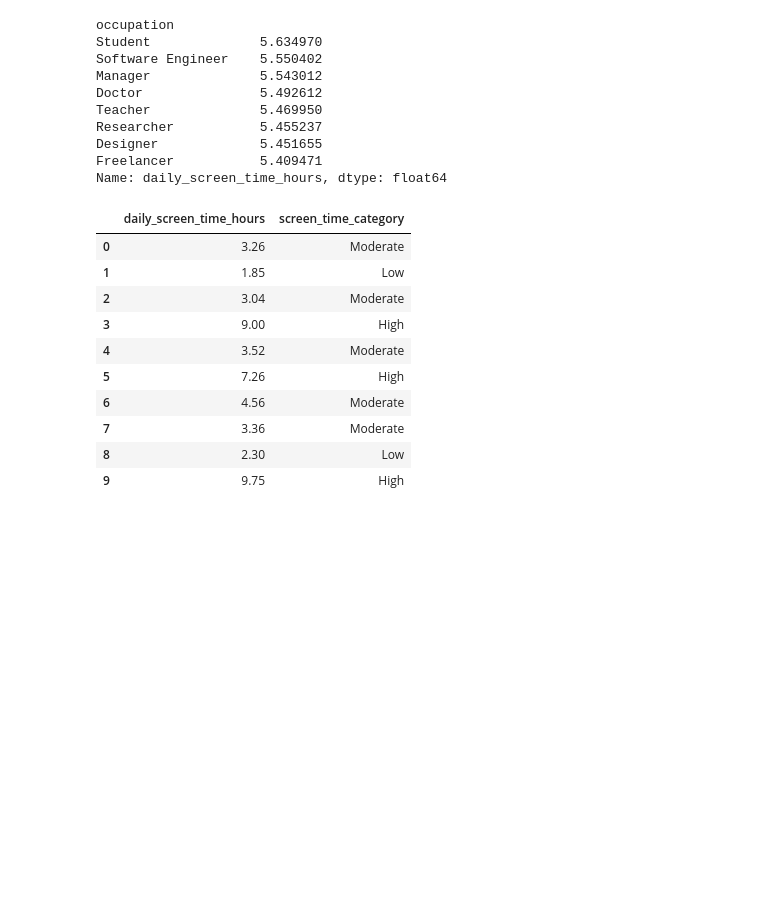
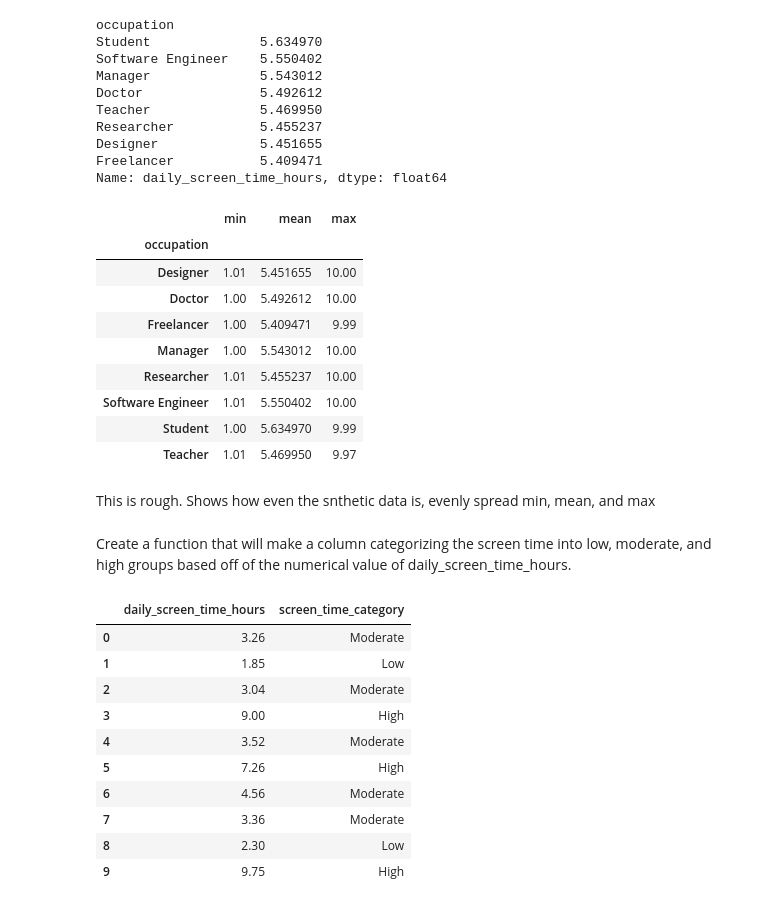
Before and after one commit to BugBananaLiver/Smartphone_Addiction_Analysis, a Jupyter notebook: Data_Cleanup_2nd.ipynb, the cells around one changed output. Drawn from its saved outputs; the diff is of its cells as text; code cells hidden in the pictures; blank space fills up the shorter version.

```diff
--- a/Data_Cleanup_2nd.ipynb
+++ b/Data_Cleanup_2nd.ipynb
@@ -167,3 +177,7 @@ Name: stress_level, dtype: float64
+# %%
+##Function 1
+def summary_by_group(df, group_col, value_col):
+        return df.groupby(group_col)[value_col].agg(['min','mean', 'max'])
 # %%
 average_by_group(df, "occupation", "daily_screen_time_hours")
 # %% [output]
@@ -177,6 +191,23 @@ Researcher           5.455237
 Designer             5.451655
 Freelancer           5.409471
 Name: daily_screen_time_hours, dtype: float64
+# %%
+summary_by_group(df, 'occupation', 'daily_screen_time_hours')
+# %% [output]
+|  | min | mean | max |
+| occupation |  |  |  |
+| Designer | 1.01 | 5.451655 | 10.00 |
+| Doctor | 1.00 | 5.492612 | 10.00 |
+| Freelancer | 1.00 | 5.409471 | 9.99 |
+| Manager | 1.00 | 5.543012 | 10.00 |
+| Researcher | 1.01 | 5.455237 | 10.00 |
+| Software Engineer | 1.01 | 5.550402 | 10.00 |
+| Student | 1.00 | 5.634970 | 9.99 |
+| Teacher | 1.01 | 5.469950 | 9.97 |
+# %% [markdown]
+This is rough. Shows how even the snthetic data is, evenly spread min, mean, and max
+# %% [markdown]
+Create a function that will make a column categorizing the screen time into low, moderate, and high groups based off of the numerical value of daily_screen_time_hours.
 # %%
 ##function 2
 def screen_time_category(hours):
```
Also changed, not shown: parts of 17 cells of this notebook, 2 other files.
